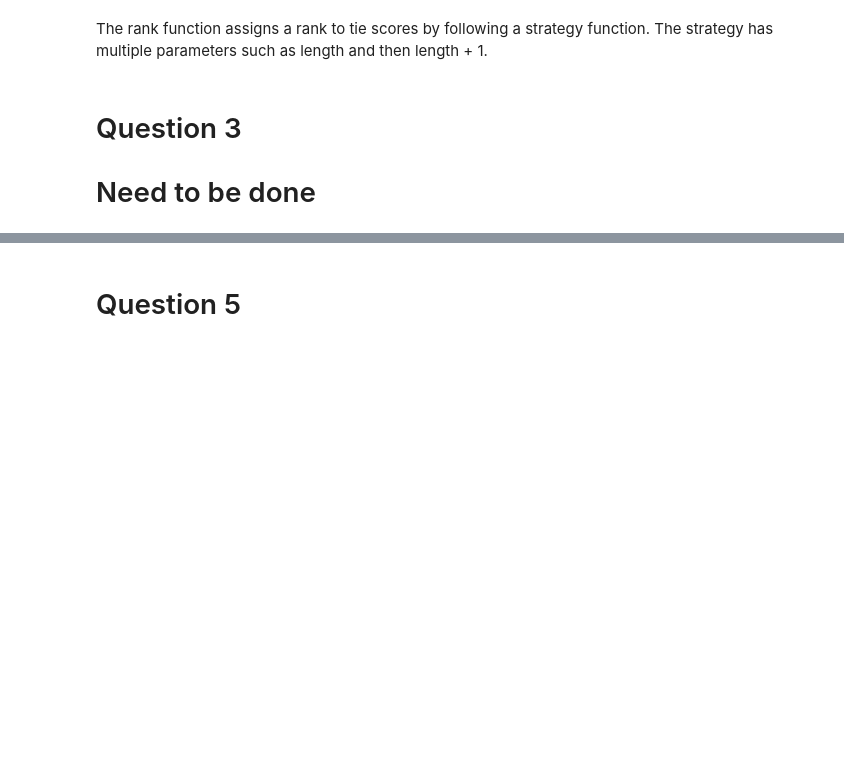
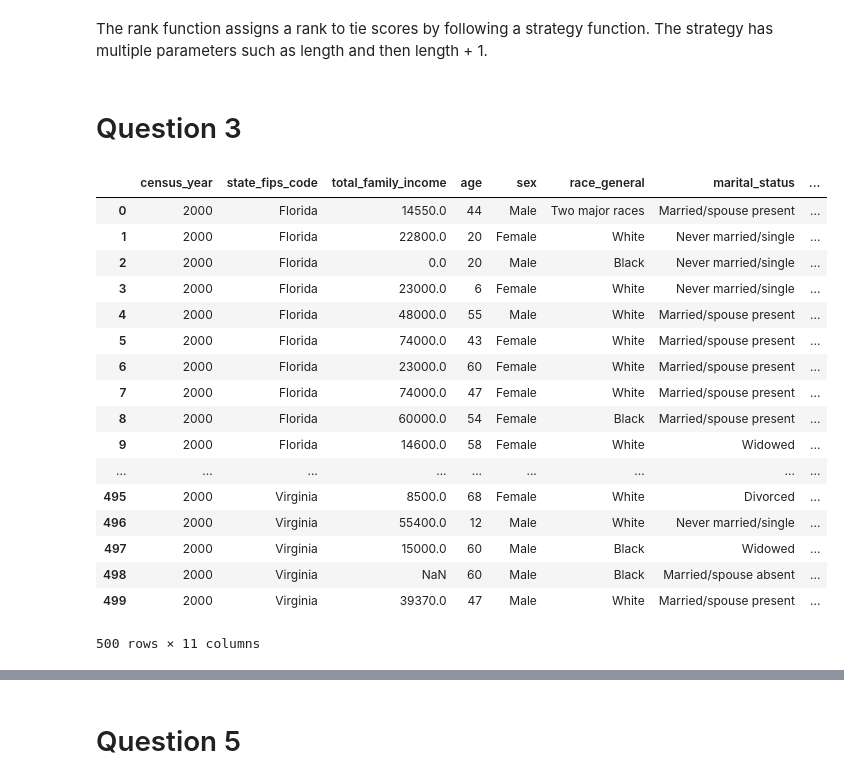
Before and after one commit to adowg1/Math2212_Dowgiallo, a Jupyter notebook: Homework/HW_M1T4_Dowgiallo.ipynb, the cells around one changed output, grey strips where cells are left out. Cells and saved outputs as stored; diff of their text form; code cells hidden in the pictures; blank space fills up the shorter version.

```diff
--- a/Homework/HW_M1T4_Dowgiallo.ipynb
+++ b/Homework/HW_M1T4_Dowgiallo.ipynb
@@ -23,5 +23,3 @@ It executes a statement or multiple statements. If the first is not true then it
 The rank function assigns a rank to tie scores by following a strategy function. The strategy has multiple parameters such as length and then length + 1.
 # %% [markdown]
 # Question 3
-
-# Need to be done
@@ -37,0 +26,23 @@ census4 = census
+# %%
+census2 = census
+census2['total_family_income_squarerooted'] = census2['total_family_income'].apply(np.sqrt)
+census2
+# %% [output]
+|  | census_year | state_fips_code | total_family_income | age | sex | race_general | marital_status | ... |
+| 0 | 2000 | Florida | 14550.0 | 44 | Male | Two major races | Married/spouse present | ... |
+| 1 | 2000 | Florida | 22800.0 | 20 | Female | White | Never married/single | ... |
+| 2 | 2000 | Florida | 0.0 | 20 | Male | Black | Never married/single | ... |
+| 3 | 2000 | Florida | 23000.0 | 6 | Female | White | Never married/single | ... |
+| 4 | 2000 | Florida | 48000.0 | 55 | Male | White | Married/spouse present | ... |
+| 5 | 2000 | Florida | 74000.0 | 43 | Female | White | Married/spouse present | ... |
+| 6 | 2000 | Florida | 23000.0 | 60 | Female | White | Married/spouse present | ... |
+| 7 | 2000 | Florida | 74000.0 | 47 | Female | White | Married/spouse present | ... |
+| 8 | 2000 | Florida | 60000.0 | 54 | Female | Black | Married/spouse present | ... |
+| 9 | 2000 | Florida | 14600.0 | 58 | Female | White | Widowed | ... |
+| ... | ... | ... | ... | ... | ... | ... | ... | ... |
+| 495 | 2000 | Virginia | 8500.0 | 68 | Female | White | Divorced | ... |
+| 496 | 2000 | Virginia | 55400.0 | 12 | Male | White | Never married/single | ... |
+| 497 | 2000 | Virginia | 15000.0 | 60 | Male | Black | Widowed | ... |
+| 498 | 2000 | Virginia | NaN | 60 | Male | Black | Married/spouse absent | ... |
+| 499 | 2000 | Virginia | 39370.0 | 47 | Male | White | Married/spouse present | ... |
+500 rows × 11 columns
```
Also changed, not shown: parts of 10 cells of this notebook.
